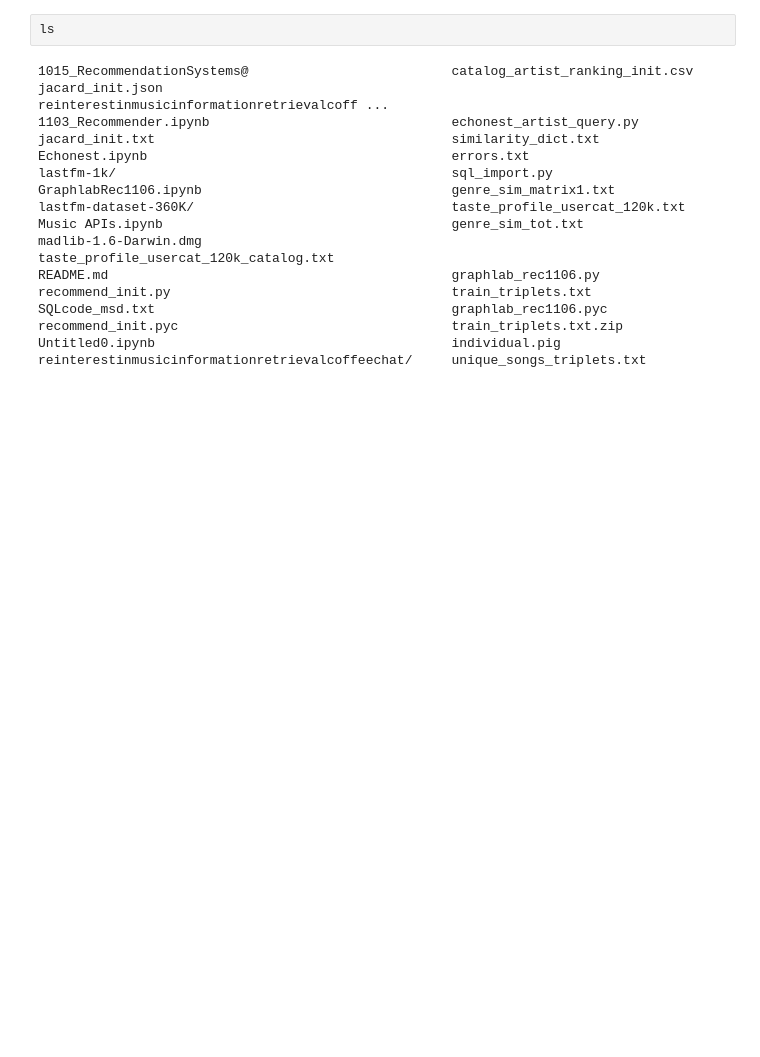
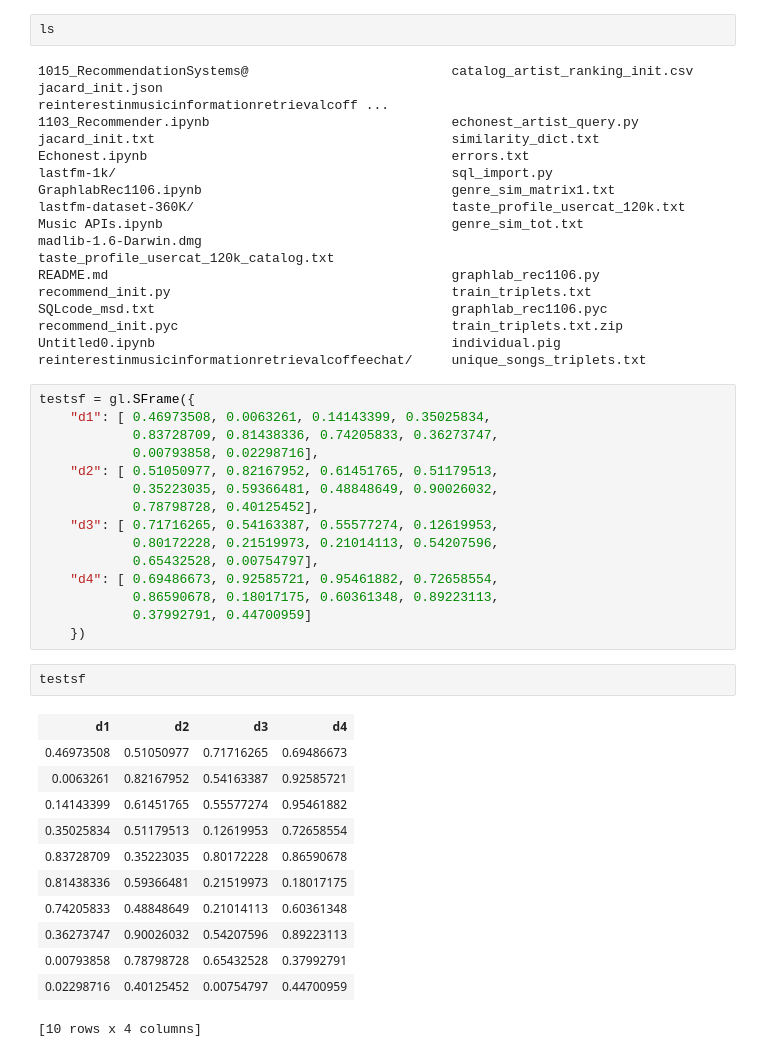
Before and after one commit to bsbell21/CapstoneProject, a Jupyter notebook: Untitled0.ipynb, the cells around one changed output. Cells and saved outputs as stored; diff of their text form; blank space fills up the shorter version.

```diff
--- a/Untitled0.ipynb
+++ b/Untitled0.ipynb
@@ -151,3 +151,33 @@ Music APIs.ipynb                                     genre_sim_tot.txt
 README.md                                            graphlab_rec1106.py                                  recommend_init.py                                    train_triplets.txt
 SQLcode_msd.txt                                      graphlab_rec1106.pyc                                 recommend_init.pyc                                   train_triplets.txt.zip
 Untitled0.ipynb                                      individual.pig                                       reinterestinmusicinformationretrievalcoffeechat/     unique_songs_triplets.txt
+# %%
+testsf = gl.SFrame({
+    "d1": [ 0.46973508, 0.0063261, 0.14143399, 0.35025834,
+            0.83728709, 0.81438336, 0.74205833, 0.36273747,
+            0.00793858, 0.02298716],
+    "d2": [ 0.51050977, 0.82167952, 0.61451765, 0.51179513,
+            0.35223035, 0.59366481, 0.48848649, 0.90026032,
+            0.78798728, 0.40125452],
+    "d3": [ 0.71716265, 0.54163387, 0.55577274, 0.12619953,
+            0.80172228, 0.21519973, 0.21014113, 0.54207596,
+            0.65432528, 0.00754797],
+    "d4": [ 0.69486673, 0.92585721, 0.95461882, 0.72658554,
+            0.86590678, 0.18017175, 0.60361348, 0.89223113,
+            0.37992791, 0.44700959]
+    })
+# %%
+testsf
+# %% [output]
+| d1 | d2 | d3 | d4 |
+| 0.46973508 | 0.51050977 | 0.71716265 | 0.69486673 |
+| 0.0063261 | 0.82167952 | 0.54163387 | 0.92585721 |
+| 0.14143399 | 0.61451765 | 0.55577274 | 0.95461882 |
+| 0.35025834 | 0.51179513 | 0.12619953 | 0.72658554 |
+| 0.83728709 | 0.35223035 | 0.80172228 | 0.86590678 |
+| 0.81438336 | 0.59366481 | 0.21519973 | 0.18017175 |
+| 0.74205833 | 0.48848649 | 0.21014113 | 0.60361348 |
+| 0.36273747 | 0.90026032 | 0.54207596 | 0.89223113 |
+| 0.00793858 | 0.78798728 | 0.65432528 | 0.37992791 |
+| 0.02298716 | 0.40125452 | 0.00754797 | 0.44700959 |
+[10 rows x 4 columns]
```
Also changed, not shown: parts of 27 cells of this notebook, 18 other files.
